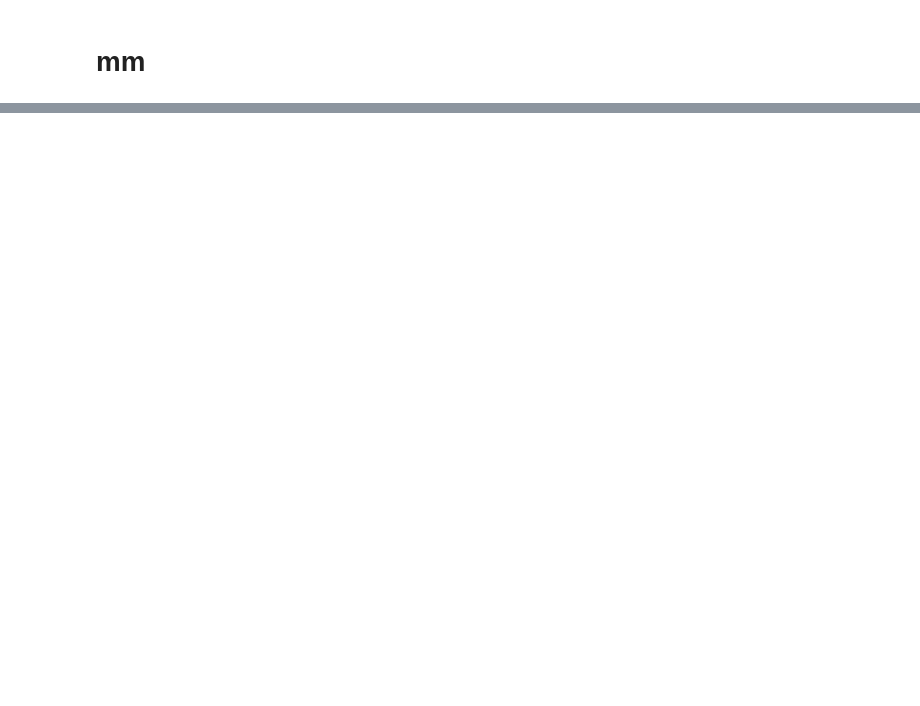
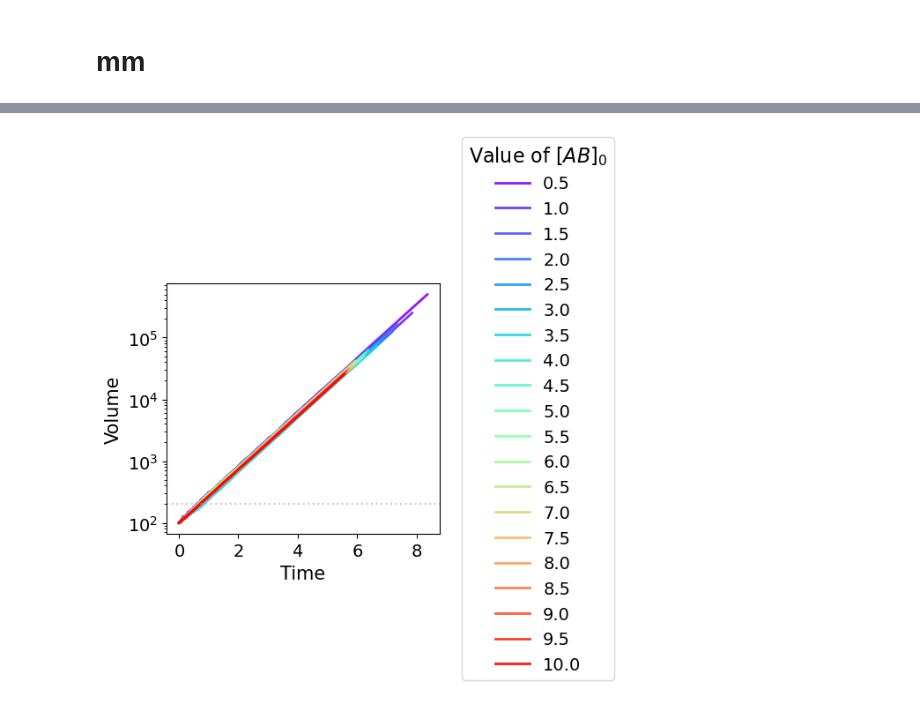
Before and after one commit to CAB-GCA/catalytic_world, a Jupyter notebook: third_order/ab0_sweep_to_mm.ipynb, the cells around one changed output, grey strips where cells are left out. Saved outputs shown, nothing was run; the diff lists cells and outputs as text; code cells hidden in the pictures; blank space fills up the shorter version.

```diff
--- a/third_order/ab0_sweep_to_mm.ipynb
+++ b/third_order/ab0_sweep_to_mm.ipynb
@@ -367,0 +362,4 @@ TypeError: plot() missing 4 required positional arguments: 'abundances', 'times'
+# %%
+plot_all_volumes_AB(results,  )
+# %% [output]
+[figure, added]
```
Also changed, not shown: parts of 7 cells of this notebook, 2 other files.
